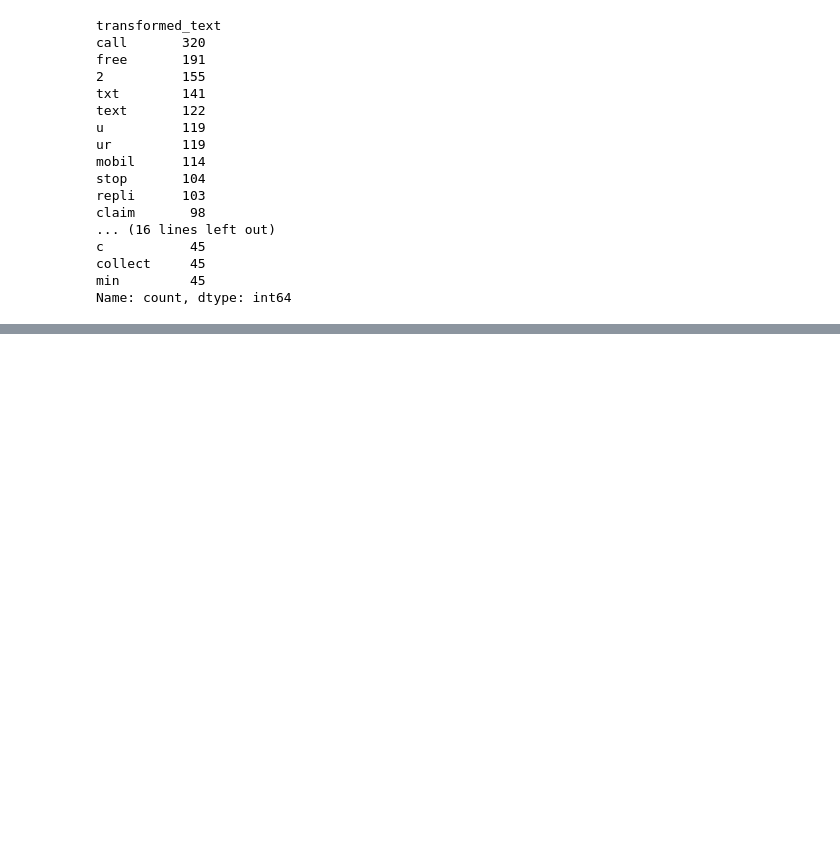
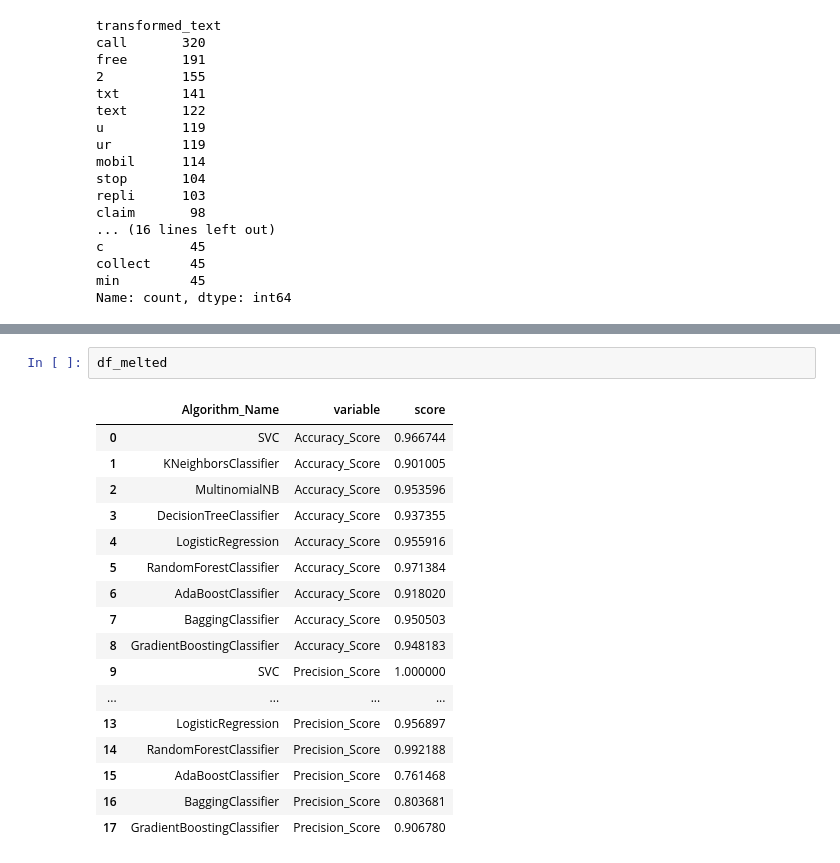
Before and after one commit to MOHDDANISH007/spamClassifierproject, a Jupyter notebook: main.ipynb, the cells around one changed output, grey strips where cells are left out. Drawn from its saved outputs; the diff is of its cells as text; blank space fills up the shorter version.

```diff
--- a/main.ipynb
+++ b/main.ipynb
@@ -624,0 +855,20 @@ Name: count, dtype: int64
+# %%
+df_melted
+# %% [output]
+|  | Algorithm_Name | variable | score |
+| 0 | SVC | Accuracy_Score | 0.966744 |
+| 1 | KNeighborsClassifier | Accuracy_Score | 0.901005 |
+| 2 | MultinomialNB | Accuracy_Score | 0.953596 |
+| 3 | DecisionTreeClassifier | Accuracy_Score | 0.937355 |
+| 4 | LogisticRegression | Accuracy_Score | 0.955916 |
+| 5 | RandomForestClassifier | Accuracy_Score | 0.971384 |
+| 6 | AdaBoostClassifier | Accuracy_Score | 0.918020 |
+| 7 | BaggingClassifier | Accuracy_Score | 0.950503 |
+| 8 | GradientBoostingClassifier | Accuracy_Score | 0.948183 |
+| 9 | SVC | Precision_Score | 1.000000 |
+| ... | ... | ... | ... |
+| 13 | LogisticRegression | Precision_Score | 0.956897 |
+| 14 | RandomForestClassifier | Precision_Score | 0.992188 |
+| 15 | AdaBoostClassifier | Precision_Score | 0.761468 |
+| 16 | BaggingClassifier | Precision_Score | 0.803681 |
+| 17 | GradientBoostingClassifier | Precision_Score | 0.906780 |
```
Also changed, not shown: parts of 32 cells of this notebook, 2 other files.
